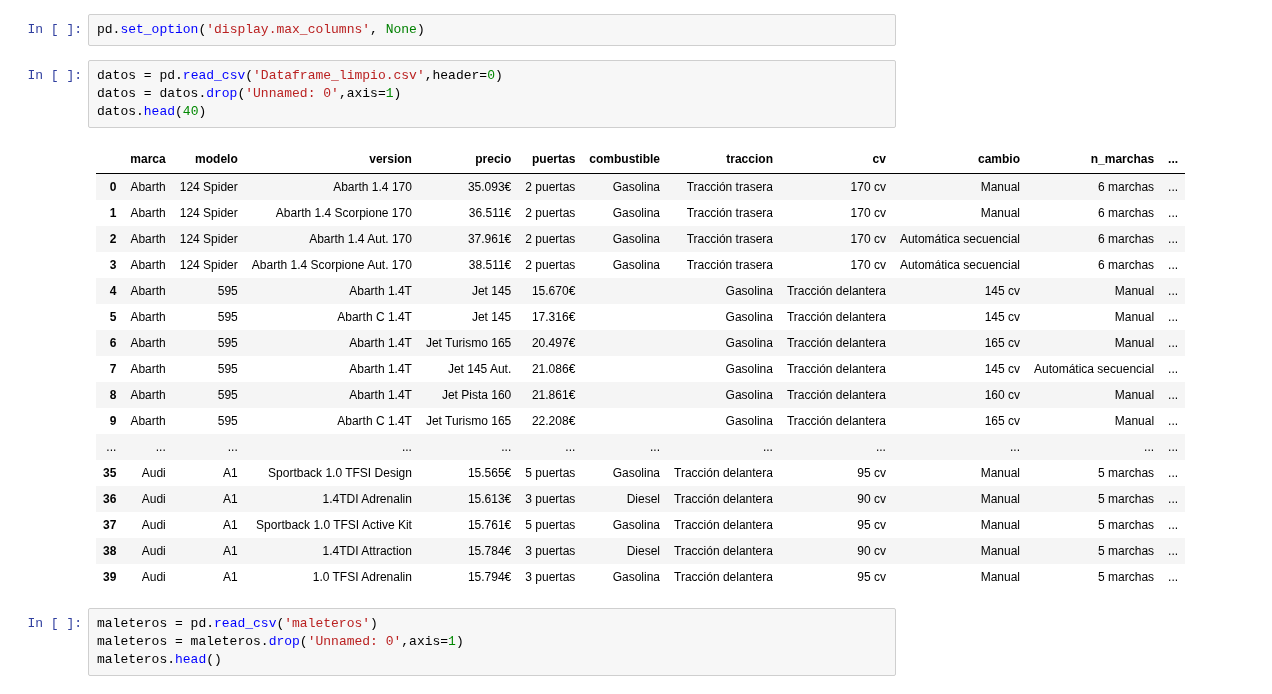
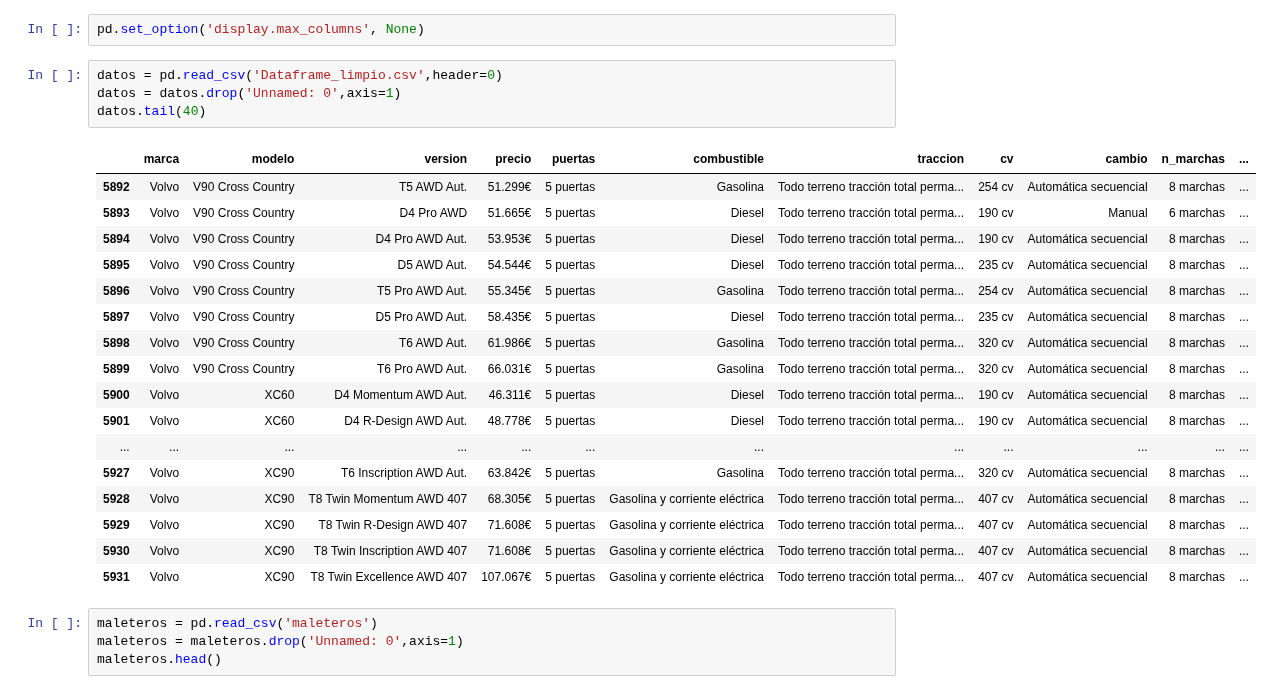
Before and after one commit to prealfer/TFM_Recomendador_de_automoviles, a Jupyter notebook: Construcción Dataframe definitivo.ipynb, the cells around one changed output. Cells and saved outputs as stored; diff of their text form.

```diff
--- a/Construcción Dataframe definitivo.ipynb
+++ b/Construcción Dataframe definitivo.ipynb
@@ -23,25 +23,25 @@ pd.set_option('display.max_columns', None)
 # %%
 datos = pd.read_csv('Dataframe_limpio.csv',header=0)
 datos = datos.drop('Unnamed: 0',axis=1)
-datos.head(40)
+datos.tail(40)
 # %% [output]
 |  | marca | modelo | version | precio | puertas | combustible | traccion | cv | cambio | n_marchas | ... |
-| 0 | Abarth | 124 Spider | Abarth 1.4 170 | 35.093€ | 2 puertas | Gasolina | Tracción trasera | 170 cv | Manual | 6 marchas | ... |
-| 1 | Abarth | 124 Spider | Abarth 1.4 Scorpione 170 | 36.511€ | 2 puertas | Gasolina | Tracción trasera | 170 cv | Manual | 6 marchas | ... |
-| 2 | Abarth | 124 Spider | Abarth 1.4 Aut. 170 | 37.961€ | 2 puertas | Gasolina | Tracción trasera | 170 cv | Automática secuencial | 6 marchas | ... |
-| 3 | Abarth | 124 Spider | Abarth 1.4 Scorpione Aut. 170 | 38.511€ | 2 puertas | Gasolina | Tracción trasera | 170 cv | Automática secuencial | 6 marchas | ... |
-| 4 | Abarth | 595 | Abarth 1.4T | Jet 145 | 15.670€ |  | Gasolina | Tracción delantera | 145 cv | Manual | ... |
-| 5 | Abarth | 595 | Abarth C 1.4T | Jet 145 | 17.316€ |  | Gasolina | Tracción delantera | 145 cv | Manual | ... |
-| 6 | Abarth | 595 | Abarth 1.4T | Jet Turismo 165 | 20.497€ |  | Gasolina | Tracción delantera | 165 cv | Manual | ... |
-| 7 | Abarth | 595 | Abarth 1.4T | Jet 145 Aut. | 21.086€ |  | Gasolina | Tracción delantera | 145 cv | Automática secuencial | ... |
-| 8 | Abarth | 595 | Abarth 1.4T | Jet Pista 160 | 21.861€ |  | Gasolina | Tracción delantera | 160 cv | Manual | ... |
-| 9 | Abarth | 595 | Abarth C 1.4T | Jet Turismo 165 | 22.208€ |  | Gasolina | Tracción delantera | 165 cv | Manual | ... |
+| 5892 | Volvo | V90 Cross Country | T5 AWD Aut. | 51.299€ | 5 puertas | Gasolina | Todo terreno tracción total perma... | 254 cv | Automática secuencial | 8 marchas | ... |
+| 5893 | Volvo | V90 Cross Country | D4 Pro AWD | 51.665€ | 5 puertas | Diesel | Todo terreno tracción total perma... | 190 cv | Manual | 6 marchas | ... |
+| 5894 | Volvo | V90 Cross Country | D4 Pro AWD Aut. | 53.953€ | 5 puertas | Diesel | Todo terreno tracción total perma... | 190 cv | Automática secuencial | 8 marchas | ... |
+| 5895 | Volvo | V90 Cross Country | D5 AWD Aut. | 54.544€ | 5 puertas | Diesel | Todo terreno tracción total perma... | 235 cv | Automática secuencial | 8 marchas | ... |
+| 5896 | Volvo | V90 Cross Country | T5 Pro AWD Aut. | 55.345€ | 5 puertas | Gasolina | Todo terreno tracción total perma... | 254 cv | Automática secuencial | 8 marchas | ... |
+| 5897 | Volvo | V90 Cross Country | D5 Pro AWD Aut. | 58.435€ | 5 puertas | Diesel | Todo terreno tracción total perma... | 235 cv | Automática secuencial | 8 marchas | ... |
+| 5898 | Volvo | V90 Cross Country | T6 AWD Aut. | 61.986€ | 5 puertas | Gasolina | Todo terreno tracción total perma... | 320 cv | Automática secuencial | 8 marchas | ... |
+| 5899 | Volvo | V90 Cross Country | T6 Pro AWD Aut. | 66.031€ | 5 puertas | Gasolina | Todo terreno tracción total perma... | 320 cv | Automática secuencial | 8 marchas | ... |
+| 5900 | Volvo | XC60 | D4 Momentum AWD Aut. | 46.311€ | 5 puertas | Diesel | Todo terreno tracción total perma... | 190 cv | Automática secuencial | 8 marchas | ... |
+| 5901 | Volvo | XC60 | D4 R-Design AWD Aut. | 48.778€ | 5 puertas | Diesel | Todo terreno tracción total perma... | 190 cv | Automática secuencial | 8 marchas | ... |
 | ... | ... | ... | ... | ... | ... | ... | ... | ... | ... | ... | ... |
-| 35 | Audi | A1 | Sportback 1.0 TFSI Design | 15.565€ | 5 puertas | Gasolina | Tracción delantera | 95 cv | Manual | 5 marchas | ... |
-| 36 | Audi | A1 | 1.4TDI Adrenalin | 15.613€ | 3 puertas | Diesel | Tracción delantera | 90 cv | Manual | 5 marchas | ... |
-| 37 | Audi | A1 | Sportback 1.0 TFSI Active Kit | 15.761€ | 5 puertas | Gasolina | Tracción delantera | 95 cv | Manual | 5 marchas | ... |
-| 38 | Audi | A1 | 1.4TDI Attraction | 15.784€ | 3 puertas | Diesel | Tracción delantera | 90 cv | Manual | 5 marchas | ... |
-| 39 | Audi | A1 | 1.0 TFSI Adrenalin | 15.794€ | 3 puertas | Gasolina | Tracción delantera | 95 cv | Manual | 5 marchas | ... |
+| 5927 | Volvo | XC90 | T6 Inscription AWD Aut. | 63.842€ | 5 puertas | Gasolina | Todo terreno tracción total perma... | 320 cv | Automática secuencial | 8 marchas | ... |
+| 5928 | Volvo | XC90 | T8 Twin Momentum AWD 407 | 68.305€ | 5 puertas | Gasolina y corriente eléctrica | Todo terreno tracción total perma... | 407 cv | Automática secuencial | 8 marchas | ... |
+| 5929 | Volvo | XC90 | T8 Twin R-Design AWD 407 | 71.608€ | 5 puertas | Gasolina y corriente eléctrica | Todo terreno tracción total perma... | 407 cv | Automática secuencial | 8 marchas | ... |
+| 5930 | Volvo | XC90 | T8 Twin Inscription AWD 407 | 71.608€ | 5 puertas | Gasolina y corriente eléctrica | Todo terreno tracción total perma... | 407 cv | Automática secuencial | 8 marchas | ... |
+| 5931 | Volvo | XC90 | T8 Twin Excellence AWD 407 | 107.067€ | 5 puertas | Gasolina y corriente eléctrica | Todo terreno tracción total perma... | 407 cv | Automática secuencial | 8 marchas | ... |
 # %%
 maleteros = pd.read_csv('maleteros')
 maleteros = maleteros.drop('Unnamed: 0',axis=1)
```
Also changed, not shown: parts of 13 cells of this notebook, 1 other file.
